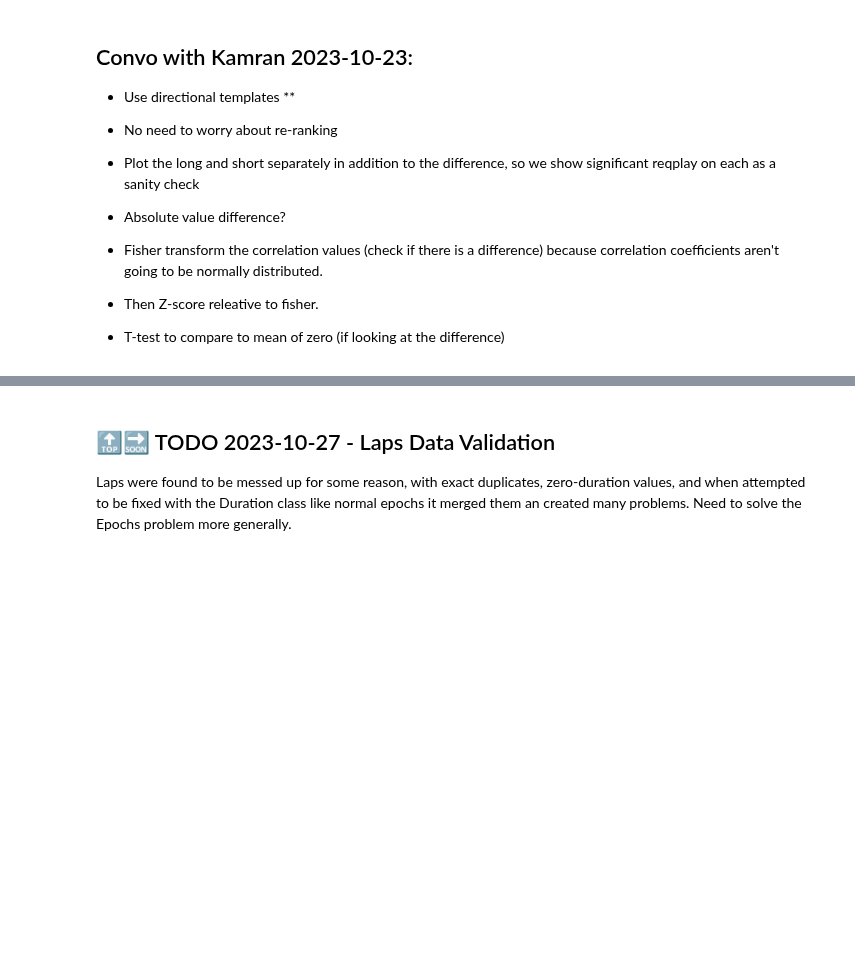
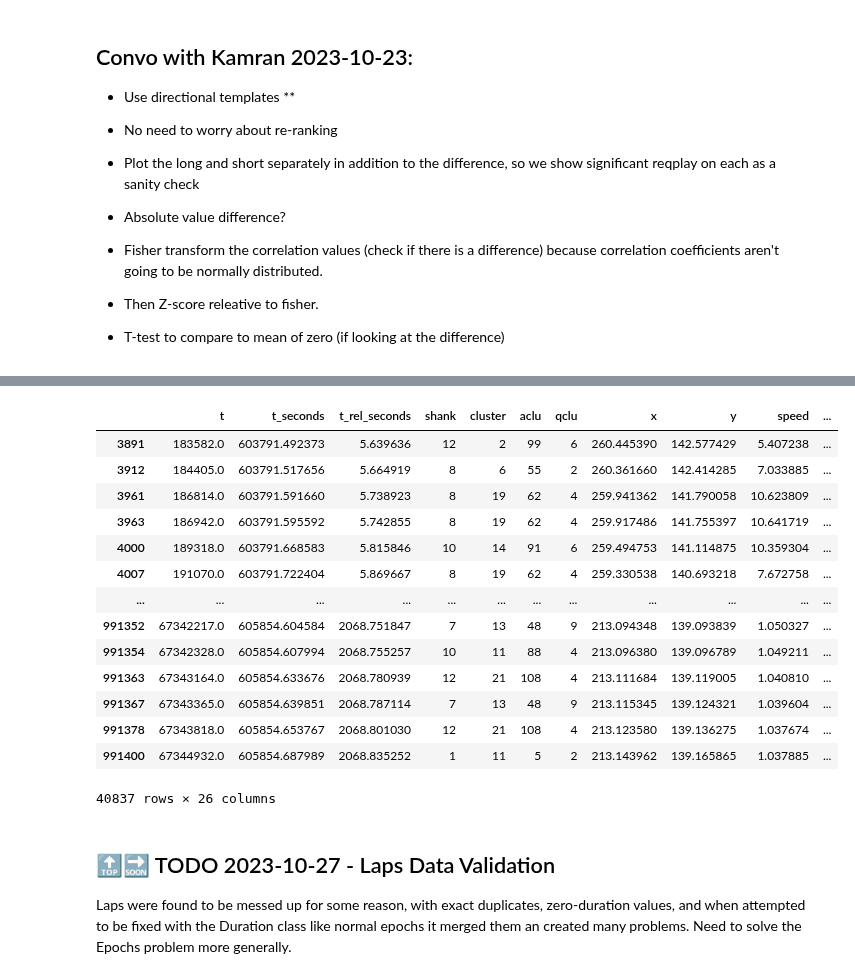
Before and after one commit to CommanderPho/Spike3D, a Jupyter notebook: ReviewOfWork_2022 - 2023-10-30.ipynb, the cells around one changed output, grey strips where cells are left out. Cells and saved outputs as stored; diff of their text form; code cells hidden in the pictures; blank space fills up the shorter version.

```diff
--- a/ReviewOfWork_2022 - 2023-10-30.ipynb
+++ b/ReviewOfWork_2022 - 2023-10-30.ipynb
@@ -701,2 +752,14 @@ active_spikes_df = deepcopy(global_spikes_df).spikes.sliced_by_neuron_id(shared_
 # %%
-odd_shuffle_helper
+long_epoch_name, short_epoch_name, global_epoch_name = curr_active_pipeline.find_LongShortGlobal_epoch_names()
+global_spikes_df = deepcopy(curr_active_pipeline.computation_results[global_epoch_name]['computed_data'].pf1D.spikes_df)
+global_laps = deepcopy(curr_active_pipeline.filtered_sessions[global_epoch_name].laps)
+
+active_spikes_df = deepcopy(global_spikes_df).spikes.sliced_by_neuron_id(track_templates.shared_aclus_only_neuron_IDs)
+active_epochs_df = global_laps.as_epoch_obj().to_dataframe()
+
+# active_spikes_df = adding_lap_identity(active_spikes_df, active_epochs_df, no_interval_fill_value=-1, overlap_behavior=OverlappingIntervalsFallbackBehavior.ASSERT_FAIL)
+active_spikes_df = active_spikes_df.spikes.adding_lap_identity_column(active_epochs_df, epoch_id_key_name='new_lap_IDX')
+# active_spikes_df = active_spikes_df[(active_spikes_df.lap != -1)] # ['lap', 'maze_relative_lap', 'maze_id']
+active_spikes_df = active_spikes_df[(active_spikes_df['new_lap_IDX'] != -1)] # ['lap', 'maze_relative_lap', 'maze_id']
+active_spikes_df
+# %% [output]
@@ -702,0 +767,15 @@ odd_shuffle_helper
+|  | t | t_seconds | t_rel_seconds | shank | cluster | aclu | qclu | x | y | speed | ... |
+| 3891 | 183582.0 | 603791.492373 | 5.639636 | 12 | 2 | 99 | 6 | 260.445390 | 142.577429 | 5.407238 | ... |
+| 3912 | 184405.0 | 603791.517656 | 5.664919 | 8 | 6 | 55 | 2 | 260.361660 | 142.414285 | 7.033885 | ... |
+| 3961 | 186814.0 | 603791.591660 | 5.738923 | 8 | 19 | 62 | 4 | 259.941362 | 141.790058 | 10.623809 | ... |
+| 3963 | 186942.0 | 603791.595592 | 5.742855 | 8 | 19 | 62 | 4 | 259.917486 | 141.755397 | 10.641719 | ... |
+| 4000 | 189318.0 | 603791.668583 | 5.815846 | 10 | 14 | 91 | 6 | 259.494753 | 141.114875 | 10.359304 | ... |
+| 4007 | 191070.0 | 603791.722404 | 5.869667 | 8 | 19 | 62 | 4 | 259.330538 | 140.693218 | 7.672758 | ... |
+| ... | ... | ... | ... | ... | ... | ... | ... | ... | ... | ... | ... |
+| 991352 | 67342217.0 | 605854.604584 | 2068.751847 | 7 | 13 | 48 | 9 | 213.094348 | 139.093839 | 1.050327 | ... |
+| 991354 | 67342328.0 | 605854.607994 | 2068.755257 | 10 | 11 | 88 | 4 | 213.096380 | 139.096789 | 1.049211 | ... |
+| 991363 | 67343164.0 | 605854.633676 | 2068.780939 | 12 | 21 | 108 | 4 | 213.111684 | 139.119005 | 1.040810 | ... |
+| 991367 | 67343365.0 | 605854.639851 | 2068.787114 | 7 | 13 | 48 | 9 | 213.115345 | 139.124321 | 1.039604 | ... |
+| 991378 | 67343818.0 | 605854.653767 | 2068.801030 | 12 | 21 | 108 | 4 | 213.123580 | 139.136275 | 1.037674 | ... |
+| 991400 | 67344932.0 | 605854.687989 | 2068.835252 | 1 | 11 | 5 | 2 | 213.143962 | 139.165865 | 1.037885 | ... |
+40837 rows × 26 columns
```
Also changed, not shown: parts of 16 cells of this notebook, 1 other file.
